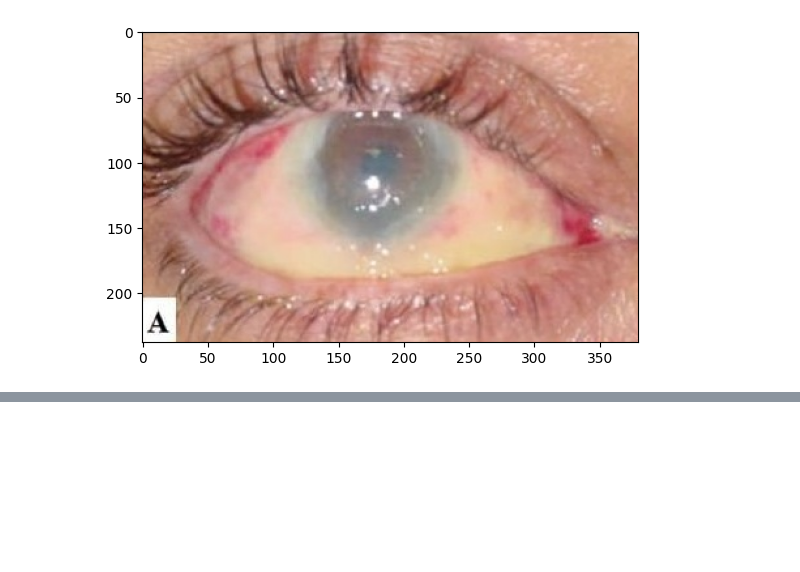
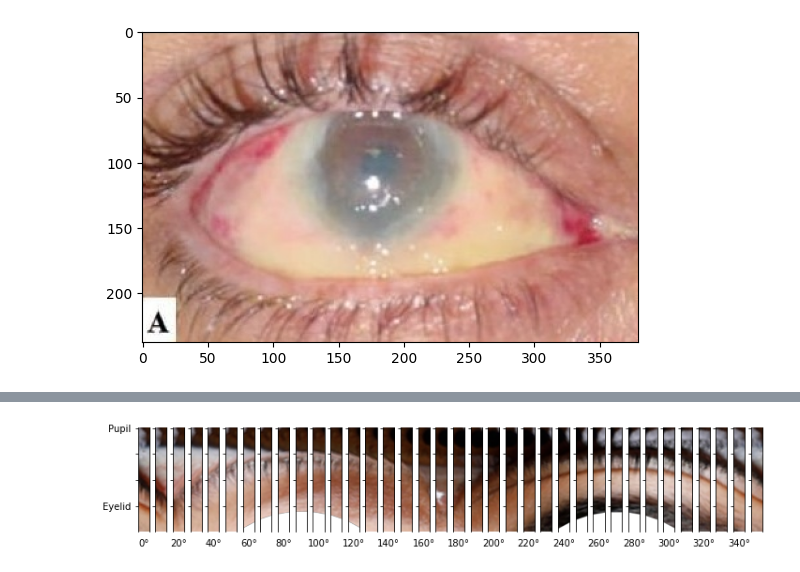
Before and after one commit to ethanrasmussen/EyeTraumaAnalysis, a Jupyter notebook: src/notebooks/main.ipynb, the cells around one changed output, grey strips where cells are left out. Cells and saved outputs as stored; diff of their text form; code cells hidden in the pictures; blank space fills up the shorter version.

```diff
--- a/src/notebooks/main.ipynb
+++ b/src/notebooks/main.ipynb
@@ -39,12 +40,8 @@ axs[1].imshow(np.vstack([segment for ind,segment in segments.items()]));
 # %%
-image = EyeTraumaAnalysis.Image("data/01_raw/10001.jpg")
-
+image = EyeTraumaAnalysis.Image("data/01_raw/11004.jpg")
+interval_deg = 10
 segments = EyeTraumaAnalysis.get_segments(
     img=image.img,
-    interval_deg=10,
-    wd_px=4,
-    center=image.center )
-
-fig, axs = plt.subplots(1,2)
-axs[0].imshow(image.img);
-axs[1].imshow(np.vstack([segment for ind,segment in segments.items()]));
+    interval_deg=interval_deg,
+    wd_px=20,
+    center=image.center, borderValue=(0,0,0,0) )
@@ -52,0 +48,14 @@ axs[1].imshow(np.vstack([segment for ind,segment in segments.items()]));
+# %%
+length = segment.shape[1]
+fig, axs = plt.subplots(1, len(segments), sharex=True, sharey=True, figsize=(12,2), dpi=72)
+for ind, (deg, segment) in enumerate(segments.items()):
+    axs[ind].imshow(np.transpose(segment, axes=[1,0,2]))
+    axs[ind].set_xticks([])
+    axs[ind].set_yticks([0, int(length/4), int(length/2), int(length*3/4)])
+    axs[ind].set_yticklabels(["Pupil", "","","Eyelid"])
+    if ind % 2 == 0:
+        axs[ind].set_xlabel(f"{ind*interval_deg}°")
+    axs[ind].spines["top"].set_visible(False)
+    axs[ind].spines["bottom"].set_visible(False)
+# %% [output]
+[figure, added]
```
Also changed, not shown: parts of 4 cells of this notebook, 5 other files.
